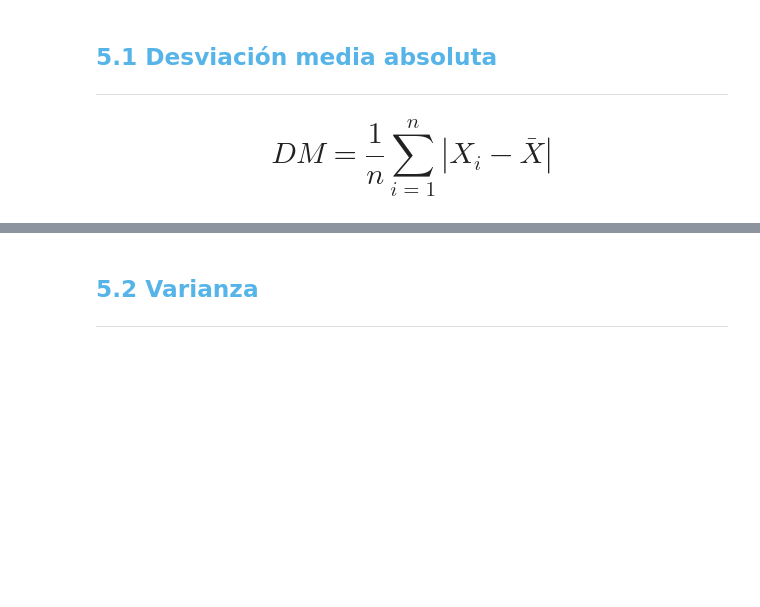
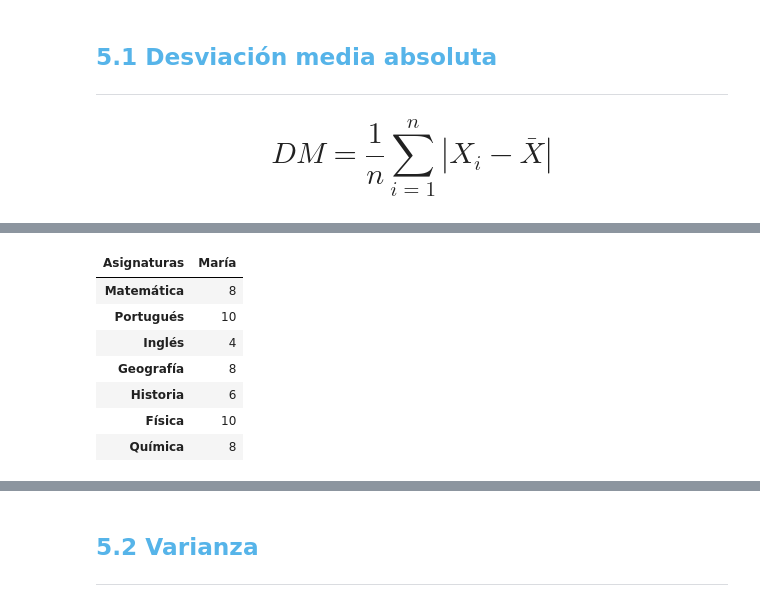
Before and after one commit to Starleen1996/Amigo_Secreto, a Jupyter notebook: Curso_de_Estadística_con_Python_1.ipynb, the cells around one changed output, grey strips where cells are left out. Cells and saved outputs as stored; diff of their text form; code cells hidden in the pictures; blank space fills up the shorter version.

```diff
--- a/Curso_de_Estadística_con_Python_1.ipynb
+++ b/Curso_de_Estadística_con_Python_1.ipynb
@@ -1241,0 +1253,13 @@ Aunque las medidas de tendencia central y de localización proporcionan un resum
+# %%
+#Este código extrae una columna específica llamada 'María' del DataFrame df, pero la devuelve en forma de DataFrame (no como una Serie), y la guarda en una nueva variable llamada notas_maria_dispersion.
+notas_maria_dispersion = df[['María']]
+notas_maria_dispersion
+# %% [output]
+| Asignaturas | María |
+| Matemática | 8 |
+| Portugués | 10 |
+| Inglés | 4 |
+| Geografía | 8 |
+| Historia | 6 |
+| Física | 10 |
+| Química | 8 |
```
Also changed, not shown: parts of 24 cells of this notebook.
